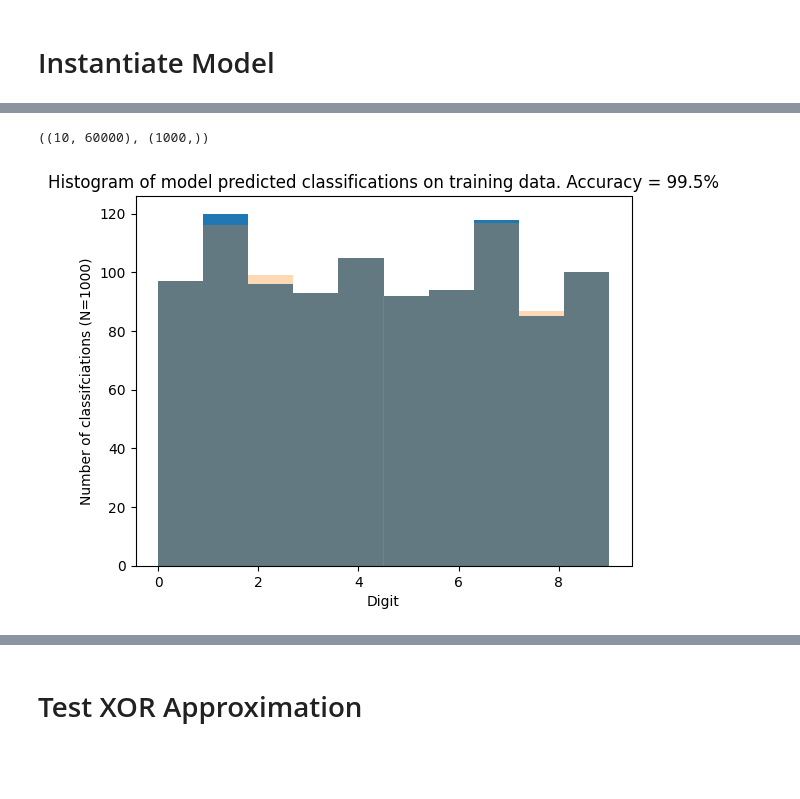
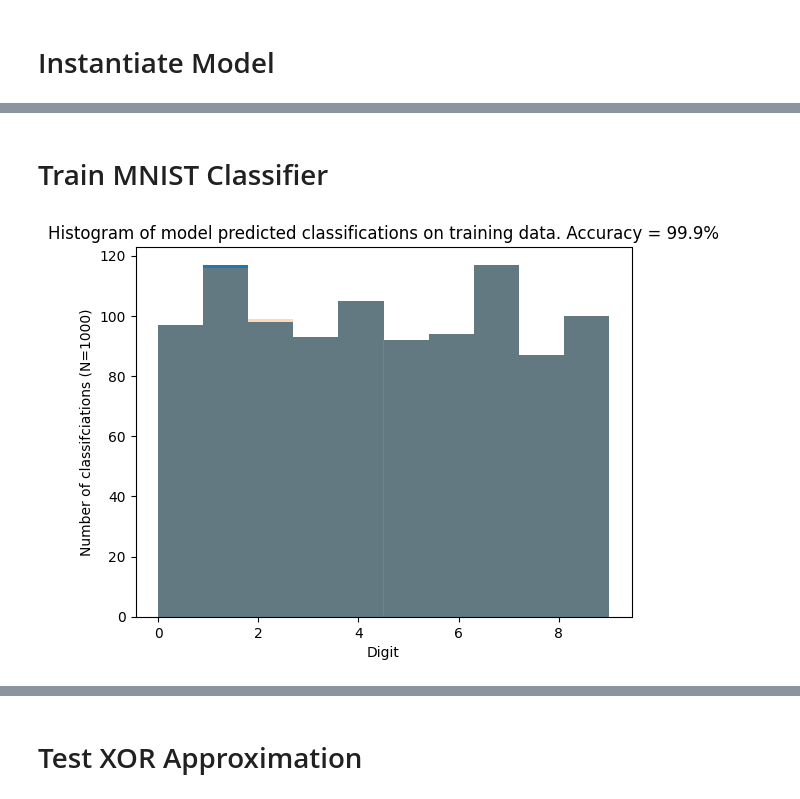
Before and after one commit to Fritz17236/untitled, a Jupyter notebook: mnist/mnist.ipynb, the cells around one changed output, grey strips where cells are left out. Saved outputs shown, nothing was run; the diff lists cells and outputs as text; code cells hidden in the pictures; blank space fills up the shorter version.

Commit message:
wip for setting up the blocked / nvm storable decoders, neural data

```diff
--- a/mnist/mnist.ipynb
+++ b/mnist/mnist.ipynb
@@ -45,11 +46,24 @@ plt.show()
 # %% [markdown]
 # Parameters
 # %%
+reload(na)
+reload(na.model)
+reload(na.activations)
+reload(na.params)
+reload(na.training)
+
+import h5py
 config = na.params.RegressionParams(
-    width=1000,
-    depth=50,
+    width=100,
+    depth=100,
     input_dimension=len(train_data[0][0]),
     transform_type=na.activations.TransformType.TENT,
     transform_params=na.params.TentParams(mu=1.99),
     output_dimension=len(train_data[0][1]),
+    neuron_chunk_size=100,
+    storage_path=Path('mnist_data.hdf5'),
+    batch_size=10,
 )
+model = na.model.NonlinearRegressorModel(config)
+model.fit(np.zeros((784,200)), np.ones((10,200)))
+model.clear_model()
@@ -68,2 +98,5 @@ Loaded training data images with shape (784, 60000), and labels with shape (10,
+# %% [markdown]
+# Train MNIST Classifier
 # %%
 model.fit(imgs_train[:, :1000], labels_train[:,:1000].T)
+probs_train = model.predict(imgs_train[:,:1000])
@@ -72,17 +103,12 @@ probs = model.predict(imgs_train[:,:1000])
-# %%
-labels_train.shape, labels_pred_train.shape
-# %% [output]
-((10, 60000), (1000,))
 # %%
-preds = probs.T.argmax(axis=0)
+preds_train = probs_train.T.argmax(axis=0)
+acc_train = sum(preds_train==labels_train.argmax(axis=0)[:1000]) / len(preds_train)
 
-acc = sum(preds==labels_train.argmax(axis=0)[:1000]) / len(preds)
-
-plt.hist(preds, bins=10)
+plt.hist(preds_train, bins=10)
 plt.hist(labels_train.argmax(axis=0)[:1000], bins=10, alpha=0.3)
-plt.title(f"Histogram of model predicted classifications on training data. Accuracy = {100 *acc}%")
+plt.title(f"Histogram of model predicted classifications on training data. Accuracy = {100 *acc_train}%")
 plt.xlabel("Digit")
-plt.ylabel(f"Number of classifciations (N={len(preds)})")
+plt.ylabel(f"Number of classifciations (N={len(preds_train)})")
 plt.show()
 # %% [output]
-[figure, old version]
+[figure, new version]
```
Also changed, not shown: parts of 12 cells of this notebook, 4 other files.
